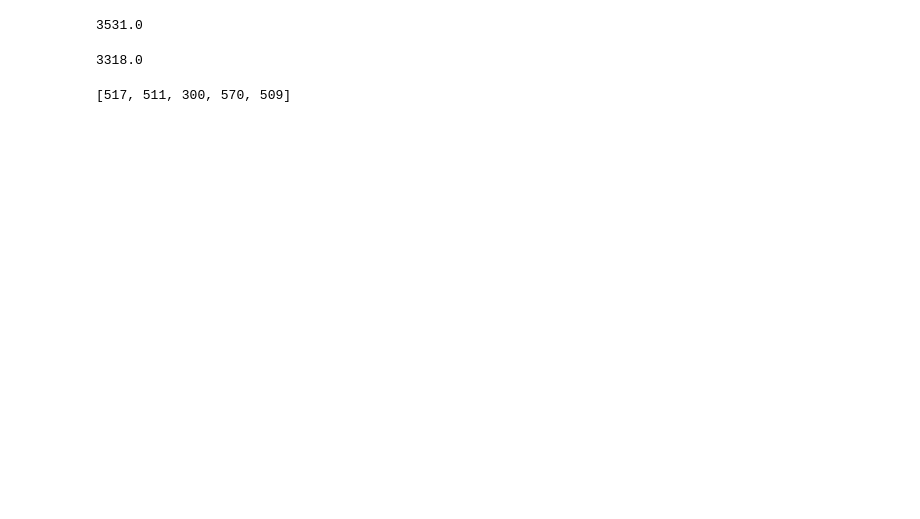
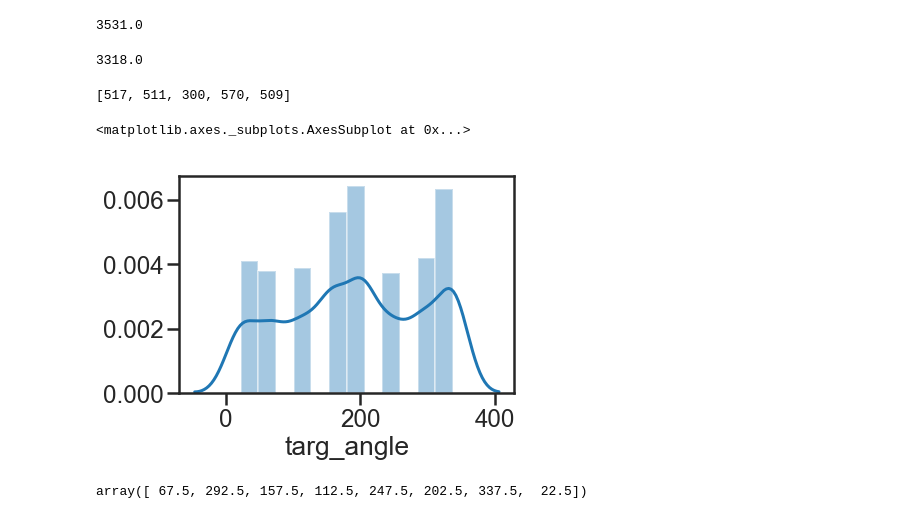
Before and after one commit to davidbestue/interference_topography, a Jupyter notebook: monkey_melanie/tuning_curves_Mel.ipynb, the cells around one changed output. Cells and saved outputs as stored; diff of their text form; code cells hidden in the pictures; blank space fills up the shorter version.

```diff
--- a/monkey_melanie/tuning_curves_Mel.ipynb
+++ b/monkey_melanie/tuning_curves_Mel.ipynb
@@ -167,6 +167,16 @@ lens_ = [len(df_dat.loc[df_dat['radius']==r]) for r in ['r1', 'r2', 'r3', 'r4',
 lens_
 # %% [output]
 [517, 511, 300, 570, 509]
+# %%
+sns.distplot(df_dat.targ_angle)
+# %% [output]
+<matplotlib.axes._subplots.AxesSubplot at 0x...>
+[figure, added]
+# %%
+df_dat.targ_angle.unique()
+## 8 possible angle locations
+# %% [output]
+array([ 67.5, 292.5, 157.5, 112.5, 247.5, 202.5, 337.5,  22.5])
 # %%
 ## Count spikes in a certain windows
 #   https://neuronaldynamics.epfl.ch/online/Ch7.S2.html#:~:text=The%20firing%20rate%20in%20trial,k%3DnspkT.&text=The%20length%20T%20of%20the,occur%20within%20the%20time%20window.
```
Also changed, not shown: parts of 2 cells of this notebook.
